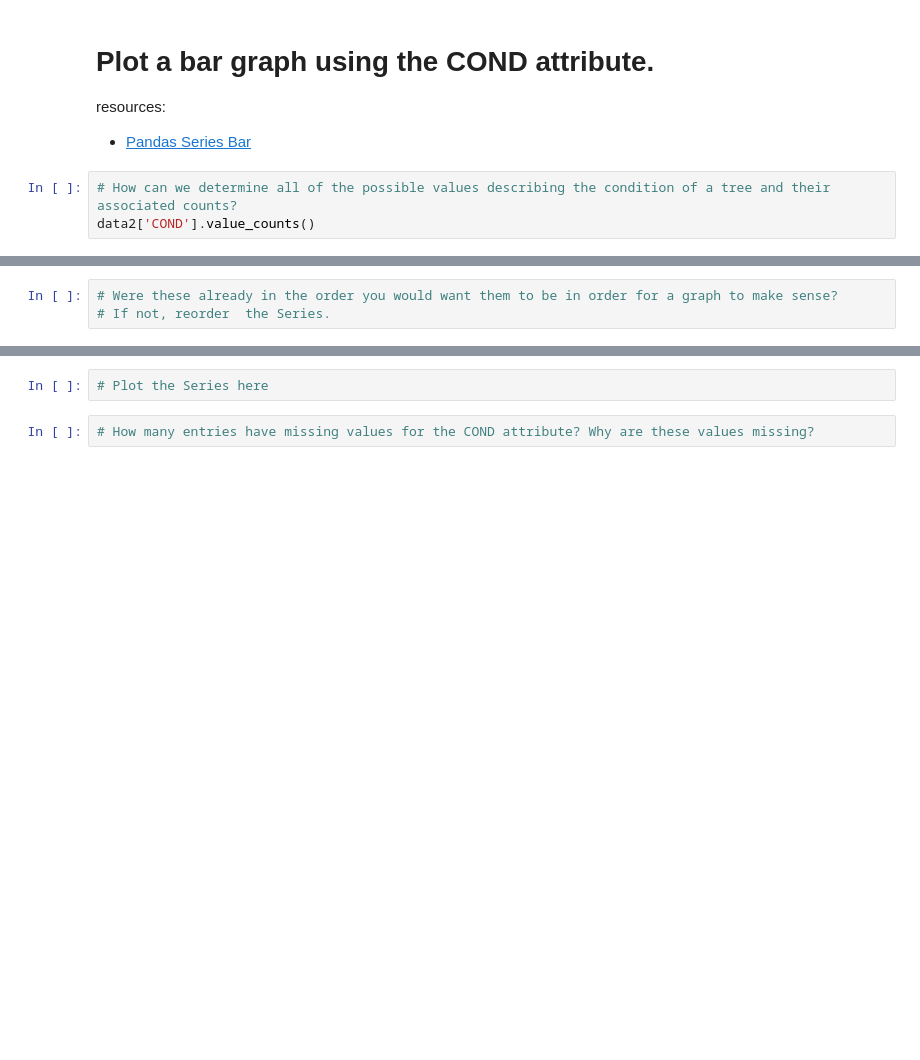
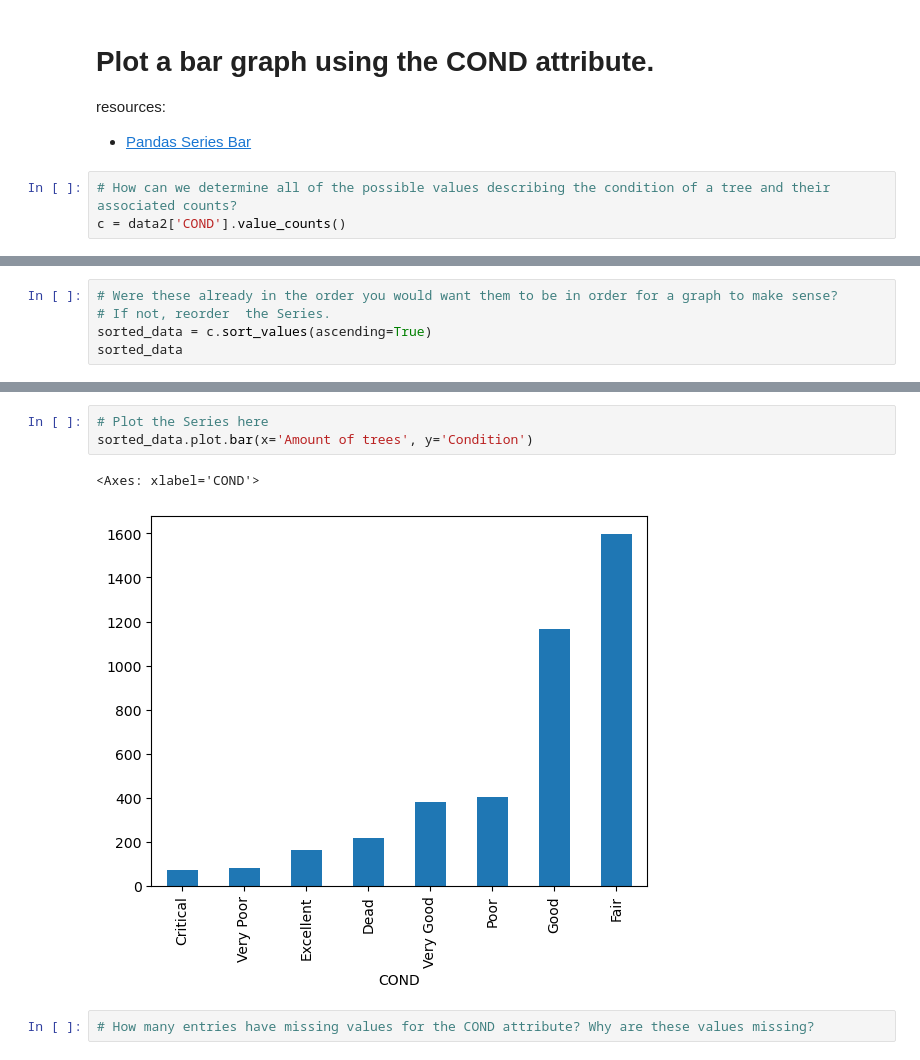
Before and after one commit to angelikabrown/DataEngineering.Labs.CityOfNewarkDETreeSurvey, a Jupyter notebook: newark_de_tree_survey.ipynb, the cells around one changed output, grey strips where cells are left out. Saved outputs shown, nothing was run; the diff lists cells and outputs as text; blank space fills up the shorter version.

Commit message:
condition plot graph

```diff
--- a/newark_de_tree_survey.ipynb
+++ b/newark_de_tree_survey.ipynb
@@ -146,4 +146,4 @@ resources:
 * [Pandas Series Bar](https://pandas.pydata.org/pandas-docs/stable/reference/api/pandas.Series.plot.bar.html#pandas.Series.plot.bar)
 # %%
 # How can we determine all of the possible values describing the condition of a tree and their associated counts?
-data2['COND'].value_counts()
+c = data2['COND'].value_counts()
@@ -161,3 +150,5 @@ Name: count, dtype: int64
 # %%
 # Were these already in the order you would want them to be in order for a graph to make sense?
 # If not, reorder  the Series.
+sorted_data = c.sort_values(ascending=True)
+sorted_data
@@ -164,5 +166,9 @@ Name: count, dtype: int64
 # %%
 # Plot the Series here
+sorted_data.plot.bar(x='Amount of trees', y='Condition')
+# %% [output]
+<Axes: xlabel='COND'>
+[figure, added]
 # %%
 # How many entries have missing values for the COND attribute? Why are these values missing?
 # %% [markdown]
```
Also changed, not shown: parts of 2 cells of this notebook.
